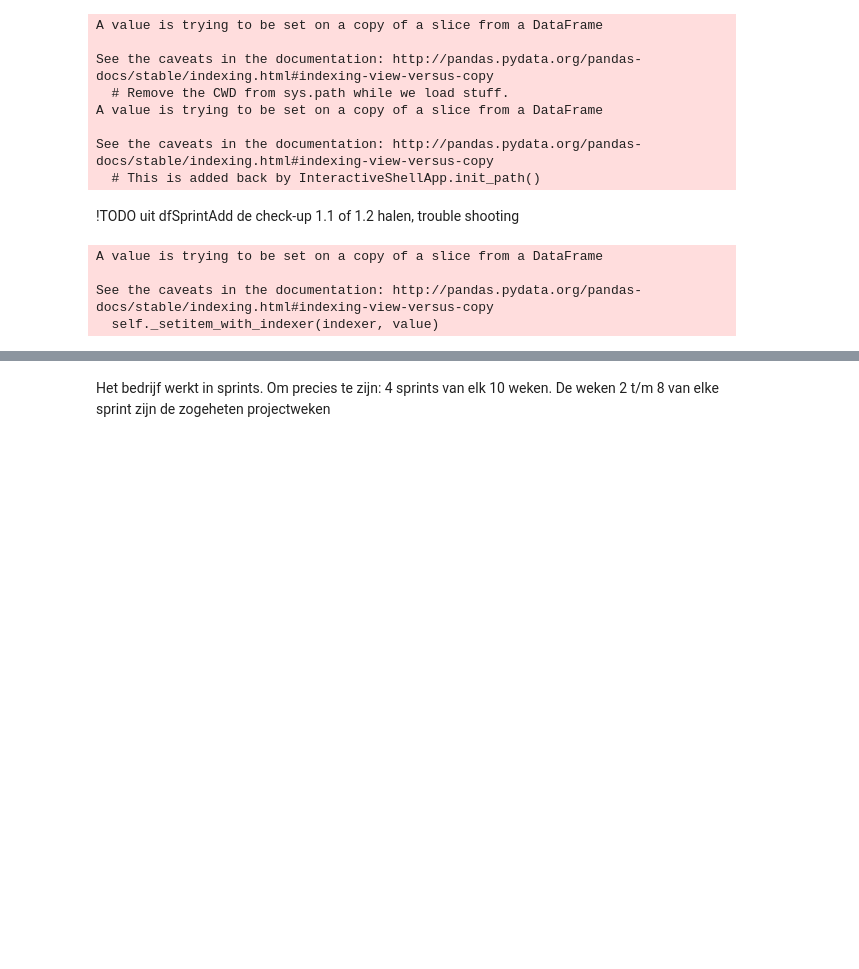
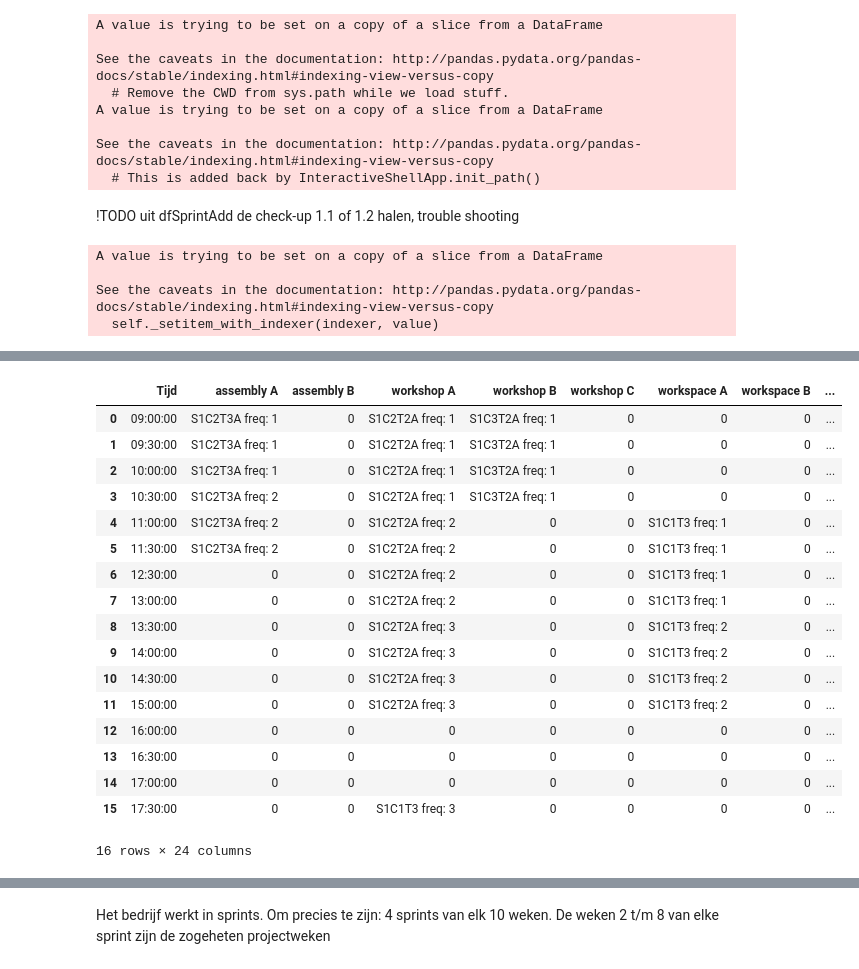
Before and after one commit to Robbertvld/Modelleren, a Jupyter notebook: Verslag.ipynb, the cells around one changed output, grey strips where cells are left out. Drawn from its saved outputs; the diff is of its cells as text; code cells hidden in the pictures; blank space fills up the shorter version.

```diff
--- a/Verslag.ipynb
+++ b/Verslag.ipynb
@@ -163,15 +163,16 @@ See the caveats in the documentation: http://pandas.pydata.org/pandas-docs/stabl
 # reserveren uren director etc.
 
 dfCrew.Uren.iloc[crewDirecter] -= dfSprintAdd[dfSprintAdd.Task == "crew director"]["DurationExp.1"].tolist()[0]
-dfCrew.Uren.iloc[crewDirecter] -= (dfSprintAdd[dfSprintAdd.Task == "meetup with stakeholders"]["DurationExp.1"].tolist()[0]+ 0.5*np.ceil(2.33*2 *dfSprintAdd[dfSprintAdd.Task == "meetup with stakeholders"]["DurationStd.1"].tolist()[0]))
+dfCrew.Uren.iloc[crewDirecter] -= (dfSprintAdd[dfSprintAdd.Task == "meetup with stakeholders"]["DurationExp.1"].tolist()[0])
 # Werkt, alleen pakt hij standaard de verkeerd (met 12+3*3)
 
-dfCrew.Uren.iloc[science] -= (dfSprintAdd[dfSprintAdd.Task == "scientific advisor"]["DurationExp.1"].tolist()[0]+0.5*np.ceil(2.33*2 *dfSprintAdd[dfSprintAdd.Task == "scientific advisor"]["DurationStd.1"].tolist()[0]))
+dfCrew.Uren.iloc[science] -= (dfSprintAdd[dfSprintAdd.Task == "scientific advisor"]["DurationExp.1"].tolist()[0])
 
-dfCrew.Uren.iloc[PR] -= (dfSprintAdd[dfSprintAdd.Task == "PR"]["DurationExp.1"].tolist()[0]+0.5*np.ceil(2.33*2 *dfSprintAdd[dfSprintAdd.Task == "PR"]["DurationStd.1"].tolist()[0]))
-dfCrew.Uren.iloc[legal] -= (dfSprintAdd[dfSprintAdd.Task == "legal assistant"]["DurationExp.1"].tolist()[0]+0.5*np.ceil(2.33*2 *dfSprintAdd[dfSprintAdd.Task == "legal assistant"]["DurationStd.1"].tolist()[0]))
-dfCrew.Uren.iloc[prepCheck] -= (dfSprintAdd[dfSprintAdd.Task == "prep check-up"]["DurationExp.1"].tolist()[0]+0.5*np.ceil(2.33*2 *dfSprintAdd[dfSprintAdd.Task == "prep check-up"]["DurationExp.1"].tolist()[0]))
-dfCrew.Uren.iloc[prepTrouble] -= (dfSprintAdd[dfSprintAdd.Task == "prep troubleshooting"]["DurationExp.1"].tolist()[0]+0.5*np.ceil(2.33*2 *dfSprintAdd[dfSprintAdd.Task == "prep troubleshooting"]["DurationExp.1"].tolist()[0]))
+
+dfCrew.Uren.iloc[PR] -= (dfSprintAdd[dfSprintAdd.Task == "PR"]["DurationExp.1"].tolist()[0])
+dfCrew.Uren.iloc[legal] -= (dfSprintAdd[dfSprintAdd.Task == "legal assistant"]["DurationExp.1"].tolist()[0])
+dfCrew.Uren.iloc[prepCheck] -= (dfSprintAdd[dfSprintAdd.Task == "prep check-up"]["DurationExp.1"].tolist()[0])
+dfCrew.Uren.iloc[prepTrouble] -= (dfSprintAdd[dfSprintAdd.Task == "prep troubleshooting"]["DurationExp.1"].tolist()[0])
 # %%
 def InplannenAdd(taskdf, dfKalenderCrew, dfKalenderRoom, dfSprint, dfAdd, dfCrew, prep = True, inplannen = False):
 #     In deze functie wordt gekeken of een prep of post kan worden ingepland.
@@ -718,6 +859,25 @@ sorted([(x, sys.getsizeof(globals().get(x))) for x in dir() if not x.startswith(
  ('PR', 24),
  ('prepCheck', 24)]
 # %%
-dfKalenderRoom.iloc[5,:].DagRooster.dfRooster
+dfKalenderRoom.iloc[7,:].DagRooster.dfRooster
+# %% [output]
+|  | Tijd | assembly A | assembly B | workshop A | workshop B | workshop C | workspace A | workspace B | ... |
+| 0 | 09:00:00 | S1C2T3A freq: 1 | 0 | S1C2T2A freq: 1 | S1C3T2A freq: 1 | 0 | 0 | 0 | ... |
+| 1 | 09:30:00 | S1C2T3A freq: 1 | 0 | S1C2T2A freq: 1 | S1C3T2A freq: 1 | 0 | 0 | 0 | ... |
+| 2 | 10:00:00 | S1C2T3A freq: 1 | 0 | S1C2T2A freq: 1 | S1C3T2A freq: 1 | 0 | 0 | 0 | ... |
+| 3 | 10:30:00 | S1C2T3A freq: 2 | 0 | S1C2T2A freq: 1 | S1C3T2A freq: 1 | 0 | 0 | 0 | ... |
+| 4 | 11:00:00 | S1C2T3A freq: 2 | 0 | S1C2T2A freq: 2 | 0 | 0 | S1C1T3 freq: 1 | 0 | ... |
+| 5 | 11:30:00 | S1C2T3A freq: 2 | 0 | S1C2T2A freq: 2 | 0 | 0 | S1C1T3 freq: 1 | 0 | ... |
+| 6 | 12:30:00 | 0 | 0 | S1C2T2A freq: 2 | 0 | 0 | S1C1T3 freq: 1 | 0 | ... |
+| 7 | 13:00:00 | 0 | 0 | S1C2T2A freq: 2 | 0 | 0 | S1C1T3 freq: 1 | 0 | ... |
+| 8 | 13:30:00 | 0 | 0 | S1C2T2A freq: 3 | 0 | 0 | S1C1T3 freq: 2 | 0 | ... |
+| 9 | 14:00:00 | 0 | 0 | S1C2T2A freq: 3 | 0 | 0 | S1C1T3 freq: 2 | 0 | ... |
+| 10 | 14:30:00 | 0 | 0 | S1C2T2A freq: 3 | 0 | 0 | S1C1T3 freq: 2 | 0 | ... |
+| 11 | 15:00:00 | 0 | 0 | S1C2T2A freq: 3 | 0 | 0 | S1C1T3 freq: 2 | 0 | ... |
+| 12 | 16:00:00 | 0 | 0 | 0 | 0 | 0 | 0 | 0 | ... |
+| 13 | 16:30:00 | 0 | 0 | 0 | 0 | 0 | 0 | 0 | ... |
+| 14 | 17:00:00 | 0 | 0 | 0 | 0 | 0 | 0 | 0 | ... |
+| 15 | 17:30:00 | 0 | 0 | S1C1T3 freq: 3 | 0 | 0 | 0 | 0 | ... |
+16 rows × 24 columns
 # %%
 dfCrew
```
Also changed, not shown: parts of 21 cells of this notebook, 9 other files.
